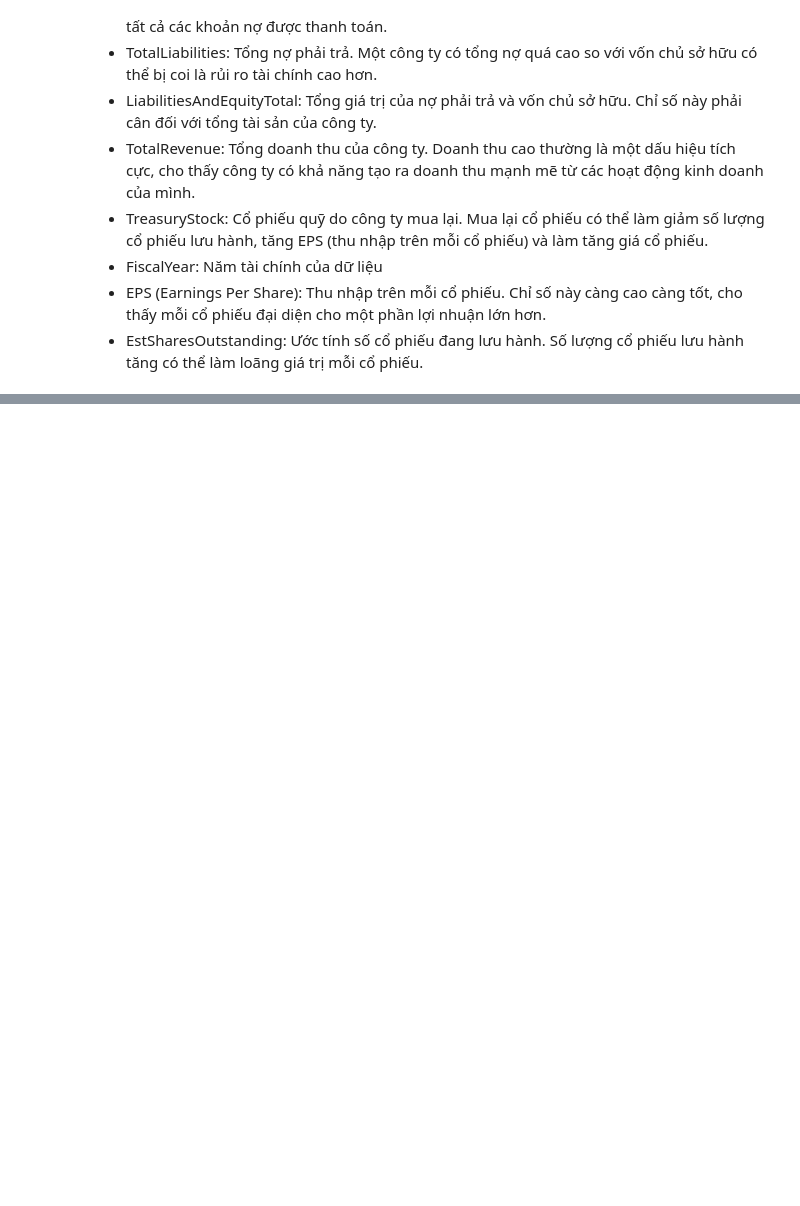
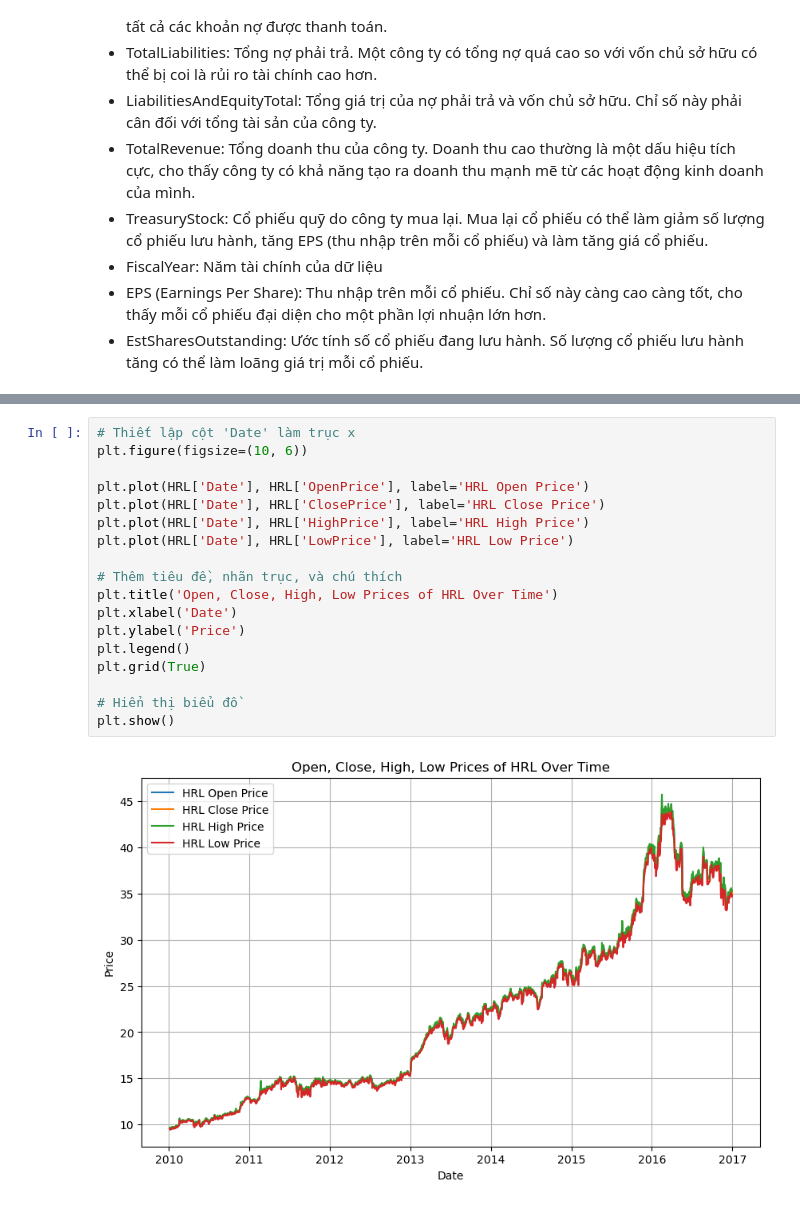
Before and after one commit to Ciss48/Stock, a Jupyter notebook: code.ipynb, the cells around one changed output, grey strips where cells are left out. Drawn from its saved outputs; the diff is of its cells as text; blank space fills up the shorter version.

```diff
--- a/code.ipynb
+++ b/code.ipynb
@@ -97,0 +347,20 @@ financial_metrics
+# %%
+# Thiết lập cột 'Date' làm trục x
+plt.figure(figsize=(10, 6))
+
+plt.plot(HRL['Date'], HRL['OpenPrice'], label='HRL Open Price')
+plt.plot(HRL['Date'], HRL['ClosePrice'], label='HRL Close Price')
+plt.plot(HRL['Date'], HRL['HighPrice'], label='HRL High Price')
+plt.plot(HRL['Date'], HRL['LowPrice'], label='HRL Low Price')
+
+# Thêm tiêu đề, nhãn trục, và chú thích
+plt.title('Open, Close, High, Low Prices of HRL Over Time')
+plt.xlabel('Date')
+plt.ylabel('Price')
+plt.legend()
+plt.grid(True)
+
+# Hiển thị biểu đồ
+plt.show()
+# %% [output]
+[figure, added]
```
Also changed, not shown: parts of 40 cells of this notebook.
